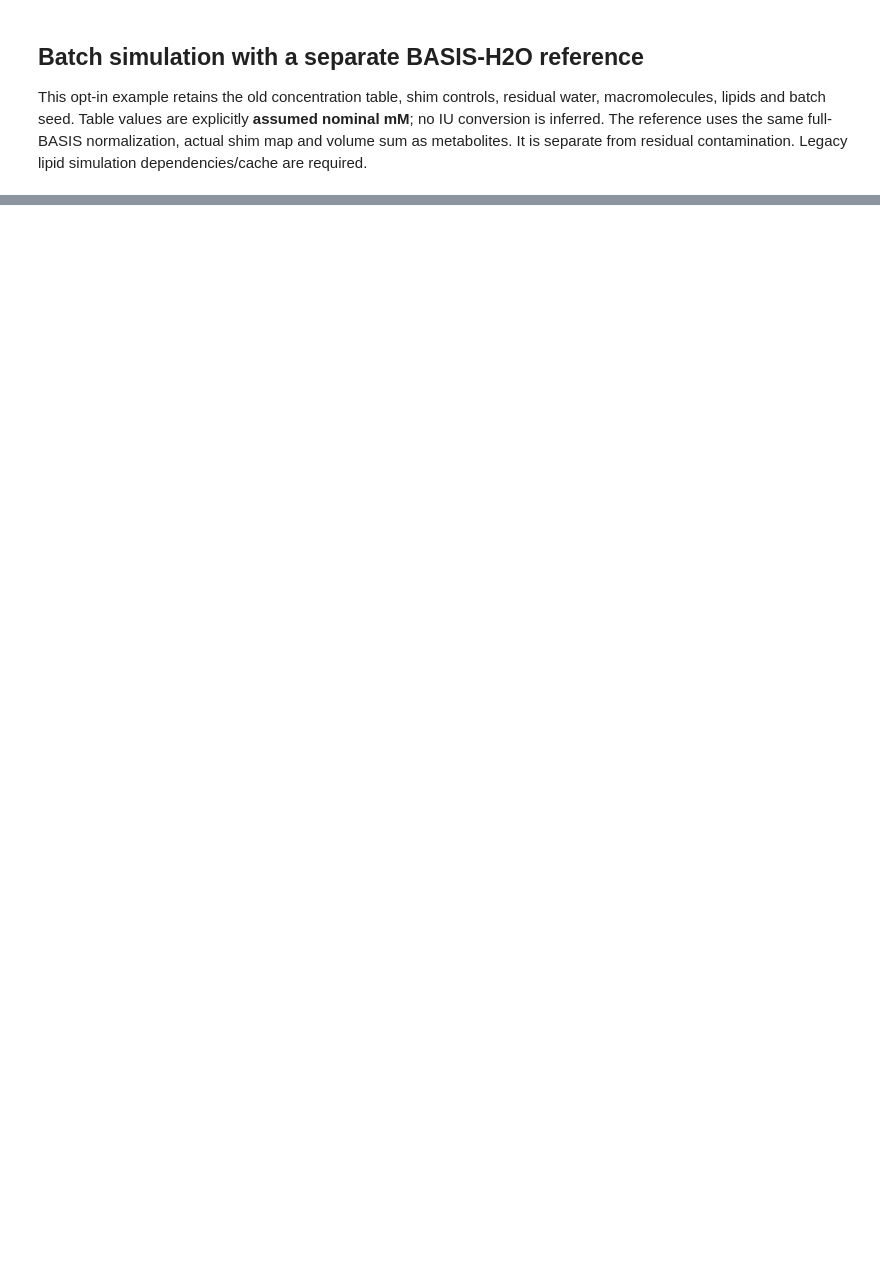
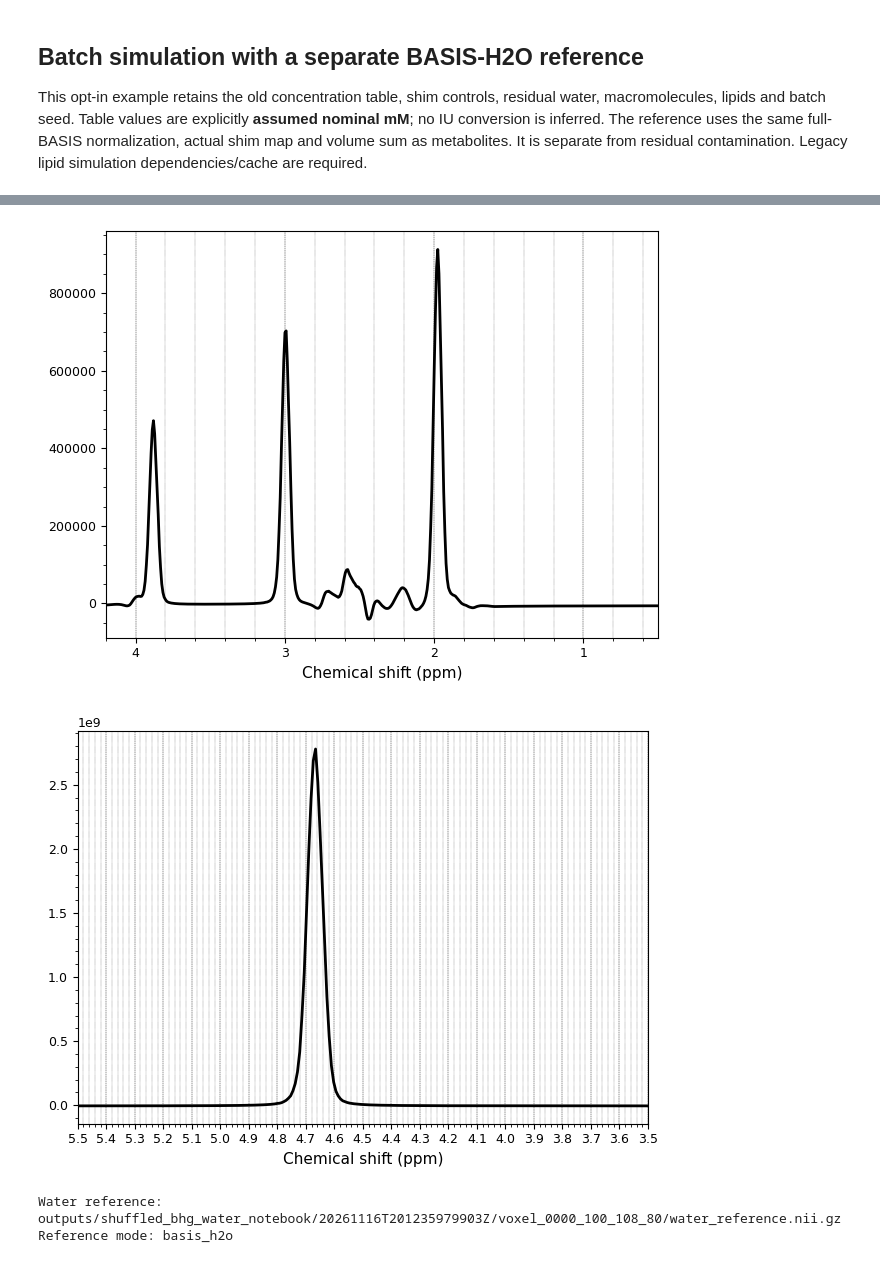
Before and after one commit to wtclarke/MRS-Digital-Phantom, a Jupyter notebook: notebooks/headless_simulation.ipynb, the cells around one changed output, grey strips where cells are left out. Cells and saved outputs as stored; diff of their text form; code cells hidden in the pictures; blank space fills up the shorter version.

```diff
--- a/notebooks/headless_simulation.ipynb
+++ b/notebooks/headless_simulation.ipynb
@@ -169,0 +230,22 @@ Water provenance: {'basis_sha256': 'f0a42cf0bef1b5427d4f3f3f4e5dd35dd4406581230a
+# %%
+custom_settings = configuration(custom_basis_path)
+custom_settings['path2metabs'] = str(custom_csv)
+custom_settings['basis_set_settings']['TE'] = custom_te_ms
+custom_settings['voxel_size_mm'] = (20.0, 20.0, 20.0)
+custom_settings['simulation_params'].update(
+    noise_level=0.0, mm_level=0.0, lipid_amp_factor=0.0,
+    water_amp_factor=0.0, shim_amplitude_hz=3.0,
+)
+custom_settings['water_reference']['water_concentrations_mol_l'] = {
+    'WM': 39.0165, 'GM': 47.2305, 'CSF': 55.5,
+}
+# Restrict total export to metabolites; the separate H2O reference is still saved.
+custom_result = simulate_batch(
+    [(100, 108, 80)], custom_settings, save_dir=custom_output,
+    total_components=['Metabs'], individual_components=['Metabs'], seed=123,
+)[0]
+custom_gt = custom_result['ground_truth']
+display(pd.Series(custom_gt['tissue_fractions'], name='Voxel tissue fraction'))
+display(pd.Series(custom_gt['voxel_weighted'], name='Voxel-average concentration (nominal mM)'))
+print('Paired files:', custom_result['saved_path'])
+print('Effective water concentration (mol/L):', custom_gt['water_reference']['nominal_water_concentration_mol_l'])
@@ -169,0 +286,17 @@ Water provenance: {'basis_sha256': 'f0a42cf0bef1b5427d4f3f3f4e5dd35dd4406581230a
+# %%
+custom_objects = results_to_nifti_mrs([custom_result], total_components=['Metabs'])[0]
+
+_ = custom_objects['total'].plot(ppmlim=(0.5, 4.2))
+plt.show()
+_ = custom_objects['water_reference'].plot(ppmlim=(3.5, 5.5))
+plt.show()
+
+# Water is a separate acquisition, not the residual-water component.
+print('Water reference:', Path(custom_result['saved_path']) / 'water_reference.nii.gz')
+print('Reference mode:', custom_settings['water_reference_mode'])
+# Separate plot axes use relative signal units; signals are not rescaled.
+# %% [output]
+[figure, added]
+[figure, added]
+Water reference: outputs/shuffled_bhg_water_notebook/20261116T201235979903Z/voxel_0000_100_108_80/water_reference.nii.gz
+Reference mode: basis_h2o
```
Also changed, not shown: parts of 7 cells of this notebook, 14 other files.
